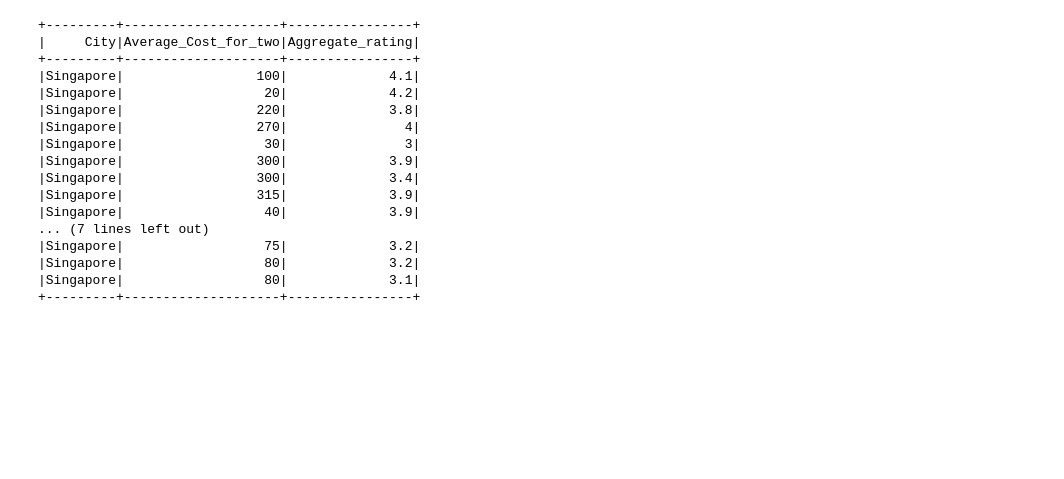
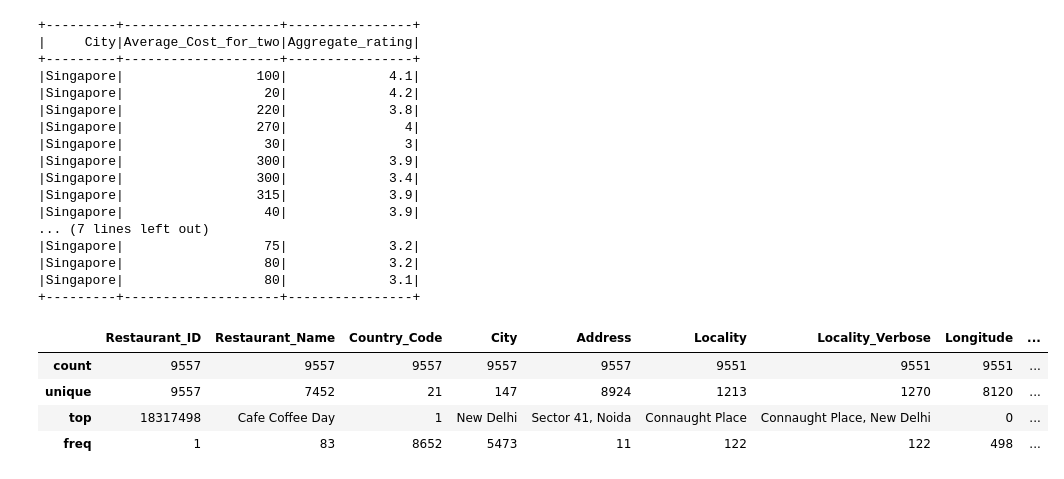
Before and after one commit to bbchen33/Data-Science, a Jupyter notebook: Restaurant_data_PySpark_sql.ipynb, the cells around one changed output. Saved outputs shown, nothing was run; the diff lists cells and outputs as text; code cells hidden in the pictures; blank space fills up the shorter version.

```diff
--- a/Restaurant_data_PySpark_sql.ipynb
+++ b/Restaurant_data_PySpark_sql.ipynb
@@ -304,3 +304,13 @@ spark.sql('''
 |Singapore|                  80|             3.2|
 |Singapore|                  80|             3.1|
 +---------+--------------------+----------------+
+# %%
+zomato_df_pd = zomato_df.toPandas()
+# %%
+zomato_df_pd.describe()
+# %% [output]
+|  | Restaurant_ID | Restaurant_Name | Country_Code | City | Address | Locality | Locality_Verbose | Longitude | ... |
+| count | 9557 | 9557 | 9557 | 9557 | 9557 | 9551 | 9551 | 9551 | ... |
+| unique | 9557 | 7452 | 21 | 147 | 8924 | 1213 | 1270 | 8120 | ... |
+| top | 18317498 | Cafe Coffee Day | 1 | New Delhi | Sector 41, Noida | Connaught Place | Connaught Place, New Delhi | 0 | ... |
+| freq | 1 | 83 | 8652 | 5473 | 11 | 122 | 122 | 498 | ... |
```
Also changed, not shown: parts of 10 cells of this notebook.
